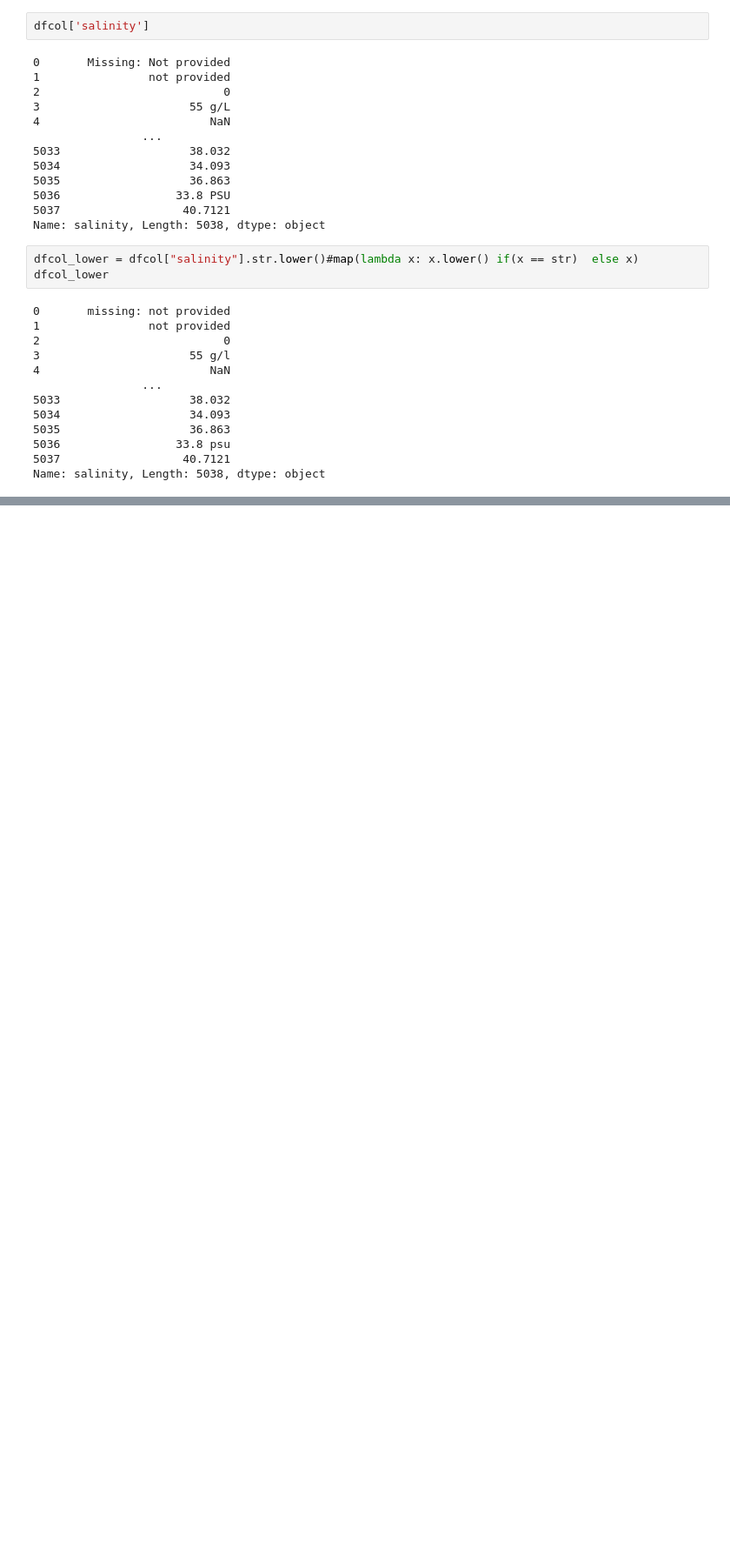
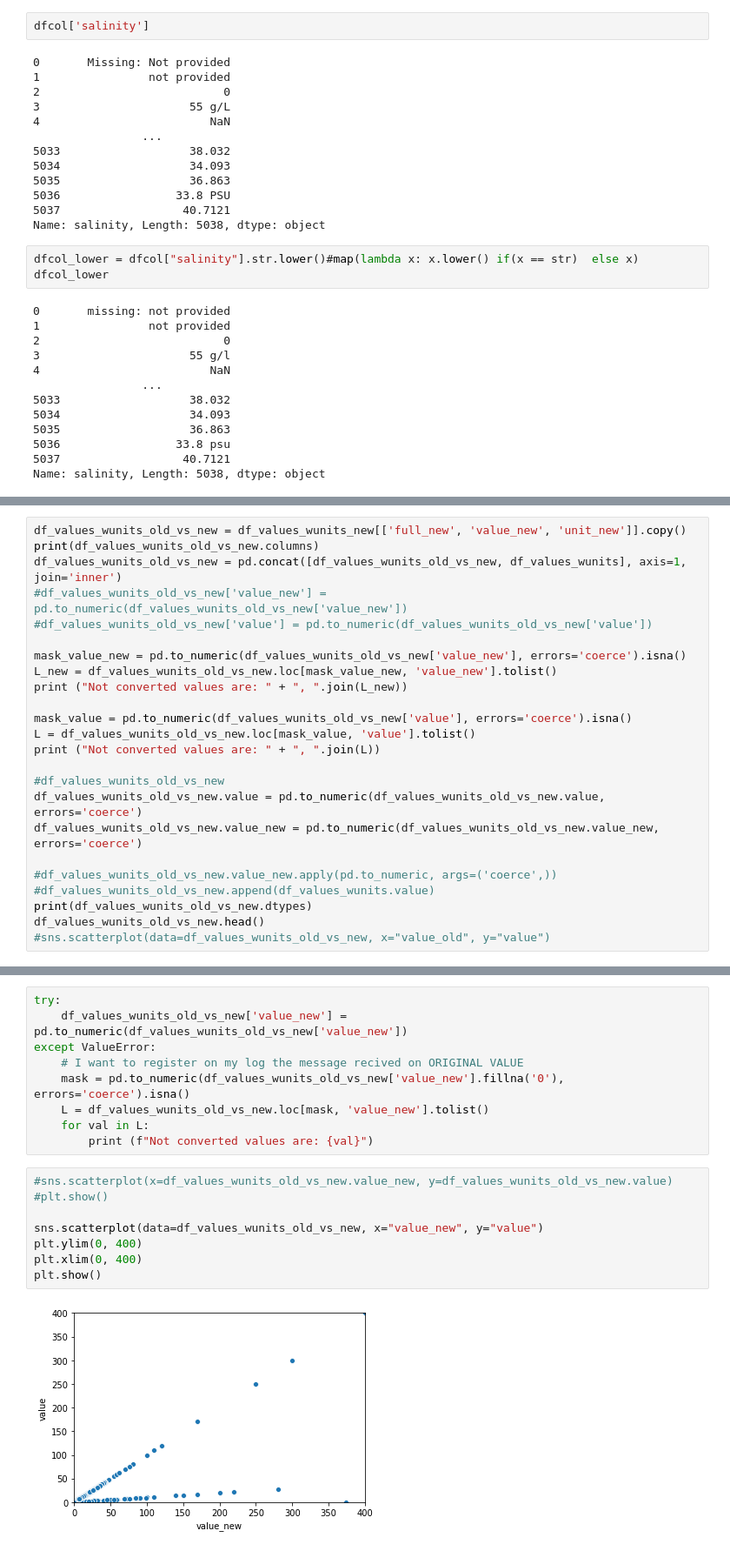
Before and after one commit to realmarcin/biosample-analysis, a Jupyter notebook: src/notebooks/salinity_regexp.ipynb, the cells around one changed output, grey strips where cells are left out. Shown at 87% size. Drawn from its saved outputs; the diff is of its cells as text; blank space fills up the shorter version.

```diff
--- a/src/notebooks/salinity_regexp.ipynb
+++ b/src/notebooks/salinity_regexp.ipynb
@@ -765,0 +820,24 @@ sns.scatterplot(data=df_values_wunits_old_vs_new, x="value_new", y="value")
+# %%
+df_values_wunits_old_vs_new = df_values_wunits_new[['full_new', 'value_new', 'unit_new']].copy()
+print(df_values_wunits_old_vs_new.columns)
+df_values_wunits_old_vs_new = pd.concat([df_values_wunits_old_vs_new, df_values_wunits], axis=1, join='inner')
+#df_values_wunits_old_vs_new['value_new'] = pd.to_numeric(df_values_wunits_old_vs_new['value_new'])
+#df_values_wunits_old_vs_new['value'] = pd.to_numeric(df_values_wunits_old_vs_new['value'])
+
+mask_value_new = pd.to_numeric(df_values_wunits_old_vs_new['value_new'], errors='coerce').isna()
+L_new = df_values_wunits_old_vs_new.loc[mask_value_new, 'value_new'].tolist()
+print ("Not converted values are: " + ", ".join(L_new))
+
+mask_value = pd.to_numeric(df_values_wunits_old_vs_new['value'], errors='coerce').isna()
+L = df_values_wunits_old_vs_new.loc[mask_value, 'value'].tolist()
+print ("Not converted values are: " + ", ".join(L))
+
+#df_values_wunits_old_vs_new
+df_values_wunits_old_vs_new.value = pd.to_numeric(df_values_wunits_old_vs_new.value, errors='coerce')
+df_values_wunits_old_vs_new.value_new = pd.to_numeric(df_values_wunits_old_vs_new.value_new, errors='coerce')
+
+#df_values_wunits_old_vs_new.value_new.apply(pd.to_numeric, args=('coerce',))
+#df_values_wunits_old_vs_new.append(df_values_wunits.value)
+print(df_values_wunits_old_vs_new.dtypes)
+df_values_wunits_old_vs_new.head()
+#sns.scatterplot(data=df_values_wunits_old_vs_new, x="value_old", y="value")
@@ -765,0 +873,19 @@ sns.scatterplot(data=df_values_wunits_old_vs_new, x="value_new", y="value")
+# %%
+try:
+    df_values_wunits_old_vs_new['value_new'] = pd.to_numeric(df_values_wunits_old_vs_new['value_new'])
+except ValueError:
+    # I want to register on my log the message recived on ORIGINAL VALUE
+    mask = pd.to_numeric(df_values_wunits_old_vs_new['value_new'].fillna('0'), errors='coerce').isna()
+    L = df_values_wunits_old_vs_new.loc[mask, 'value_new'].tolist()
+    for val in L:
+        print (f"Not converted values are: {val}")
+# %%
+#sns.scatterplot(x=df_values_wunits_old_vs_new.value_new, y=df_values_wunits_old_vs_new.value)
+#plt.show()
+
+sns.scatterplot(data=df_values_wunits_old_vs_new, x="value_new", y="value")
+plt.ylim(0, 400)
+plt.xlim(0, 400)
+plt.show()
+# %% [output]
+[figure, added]
```
Also changed, not shown: parts of 33 cells of this notebook.
